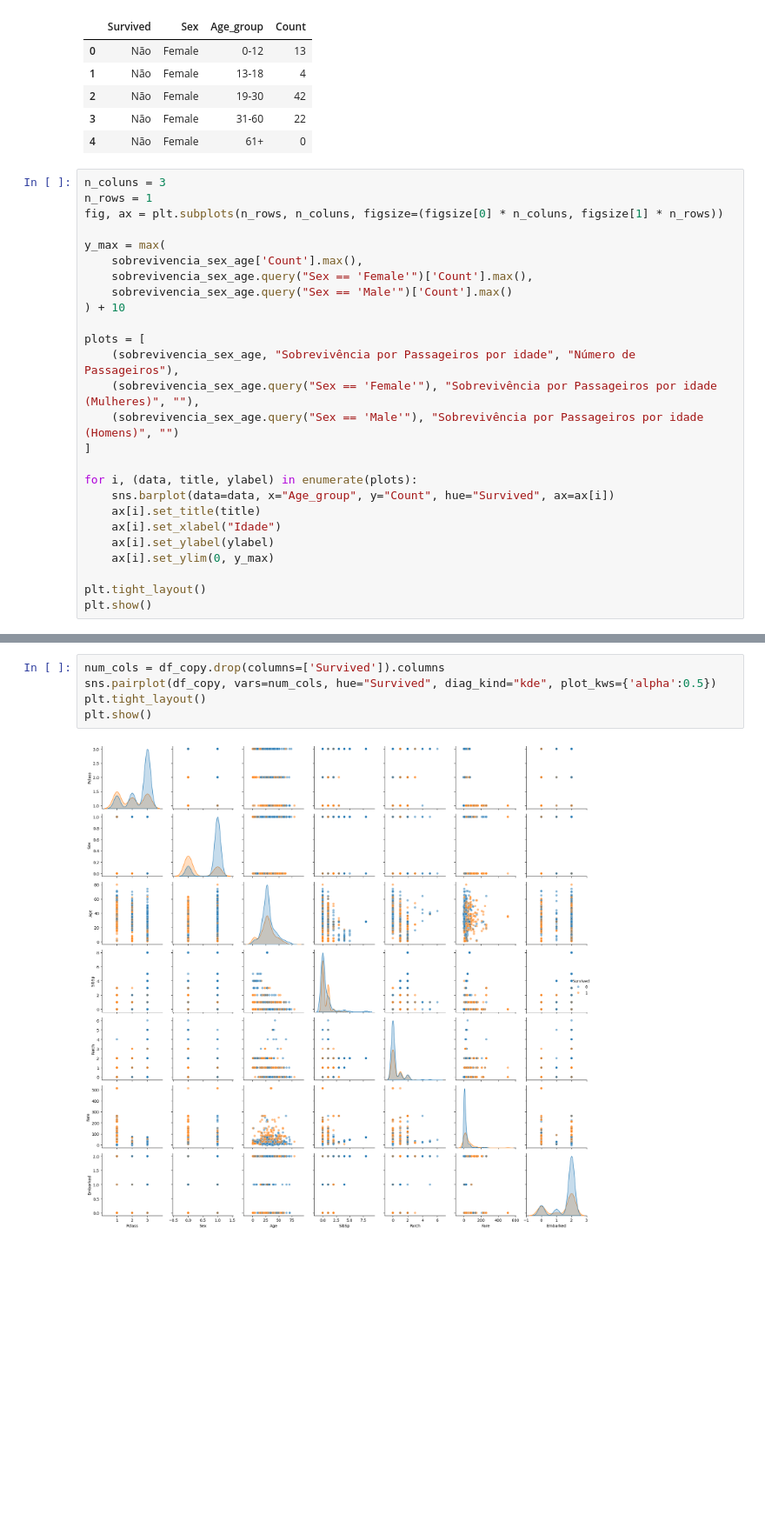
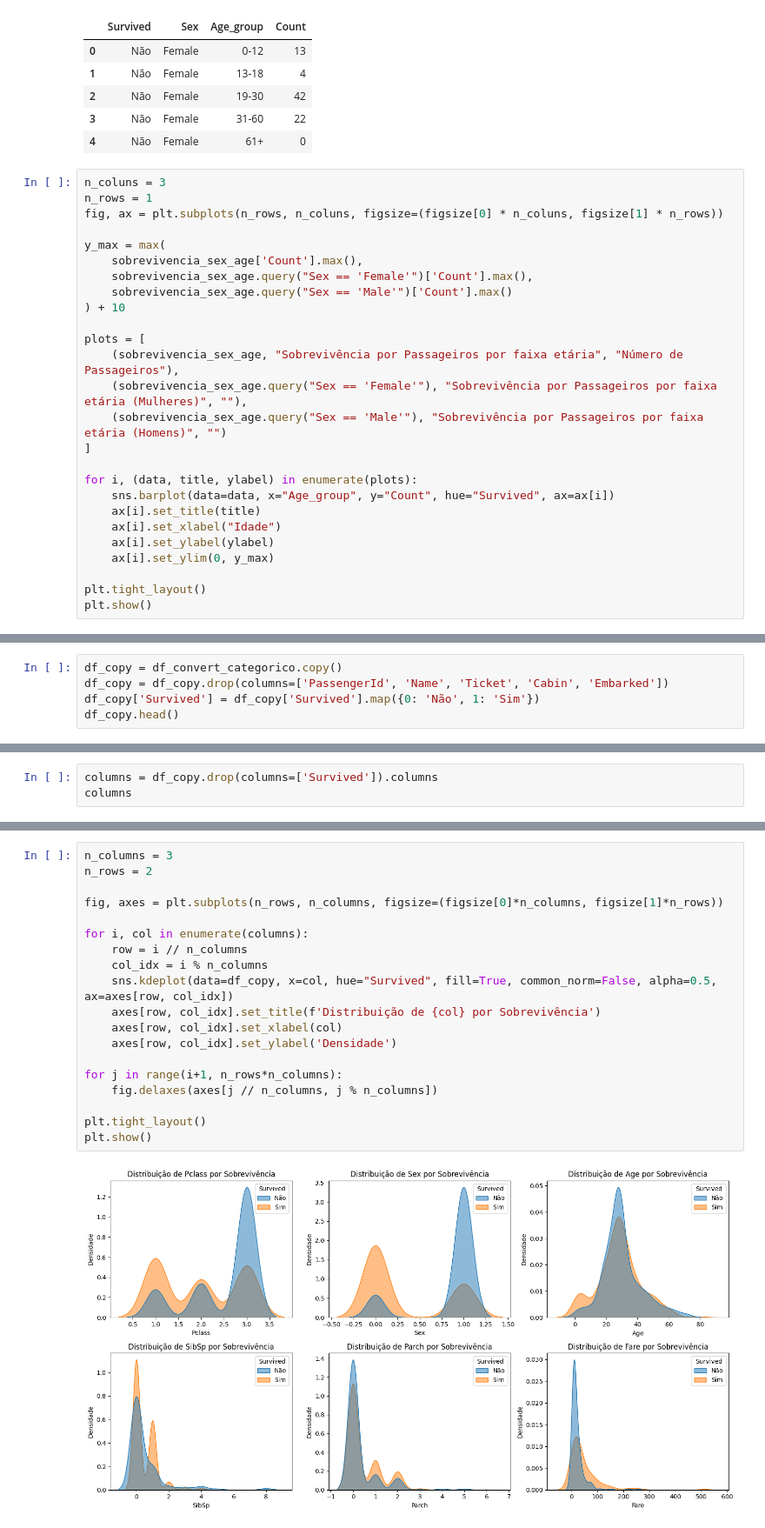
Before and after one commit to JonasCGN/Topicos_Especiais_Em_Computacao, a Jupyter notebook: 1_Trabalho/main_titanic.ipynb, the cells around one changed output, grey strips where cells are left out. Shown at 87% size. Saved outputs shown, nothing was run; the diff lists cells and outputs as text; blank space fills up the shorter version.

```diff
--- a/1_Trabalho/main_titanic.ipynb
+++ b/1_Trabalho/main_titanic.ipynb
@@ -496,9 +524,9 @@ y_max = max(
 ) + 10
 
 plots = [
-    (sobrevivencia_sex_age, "Sobrevivência por Passageiros por idade", "Número de Passageiros"),
-    (sobrevivencia_sex_age.query("Sex == 'Female'"), "Sobrevivência por Passageiros por idade (Mulheres)", ""),
-    (sobrevivencia_sex_age.query("Sex == 'Male'"), "Sobrevivência por Passageiros por idade (Homens)", "")
+    (sobrevivencia_sex_age, "Sobrevivência por Passageiros por faixa etária", "Número de Passageiros"),
+    (sobrevivencia_sex_age.query("Sex == 'Female'"), "Sobrevivência por Passageiros por faixa etária (Mulheres)", ""),
+    (sobrevivencia_sex_age.query("Sex == 'Male'"), "Sobrevivência por Passageiros por faixa etária (Homens)", "")
 ]
 
 for i, (data, title, ylabel) in enumerate(plots):
@@ -551,0 +545,5 @@ plt.show()
+# %%
+df_copy = df_convert_categorico.copy()
+df_copy = df_copy.drop(columns=['PassengerId', 'Name', 'Ticket', 'Cabin', 'Embarked'])
+df_copy['Survived'] = df_copy['Survived'].map({0: 'Não', 1: 'Sim'})
+df_copy.head()
@@ -551,0 +557,3 @@ plt.show()
+# %%
+columns = df_copy.drop(columns=['Survived']).columns
+columns
@@ -552,7 +562,21 @@ plt.show()
 # %%
-num_cols = df_copy.drop(columns=['Survived']).columns
-sns.pairplot(df_copy, vars=num_cols, hue="Survived", diag_kind="kde", plot_kws={'alpha':0.5})
+n_columns = 3
+n_rows = 2
+
+fig, axes = plt.subplots(n_rows, n_columns, figsize=(figsize[0]*n_columns, figsize[1]*n_rows))
+
+for i, col in enumerate(columns):
+    row = i // n_columns
+    col_idx = i % n_columns
+    sns.kdeplot(data=df_copy, x=col, hue="Survived", fill=True, common_norm=False, alpha=0.5, ax=axes[row, col_idx])
+    axes[row, col_idx].set_title(f'Distribuição de {col} por Sobrevivência')
+    axes[row, col_idx].set_xlabel(col)
+    axes[row, col_idx].set_ylabel('Densidade')
+
+for j in range(i+1, n_rows*n_columns):
+    fig.delaxes(axes[j // n_columns, j % n_columns])
+
 plt.tight_layout()
 plt.show()
 # %% [output]
-[figure, old version]
+[figure, new version]
```
Also changed, not shown: parts of 31 cells of this notebook.
